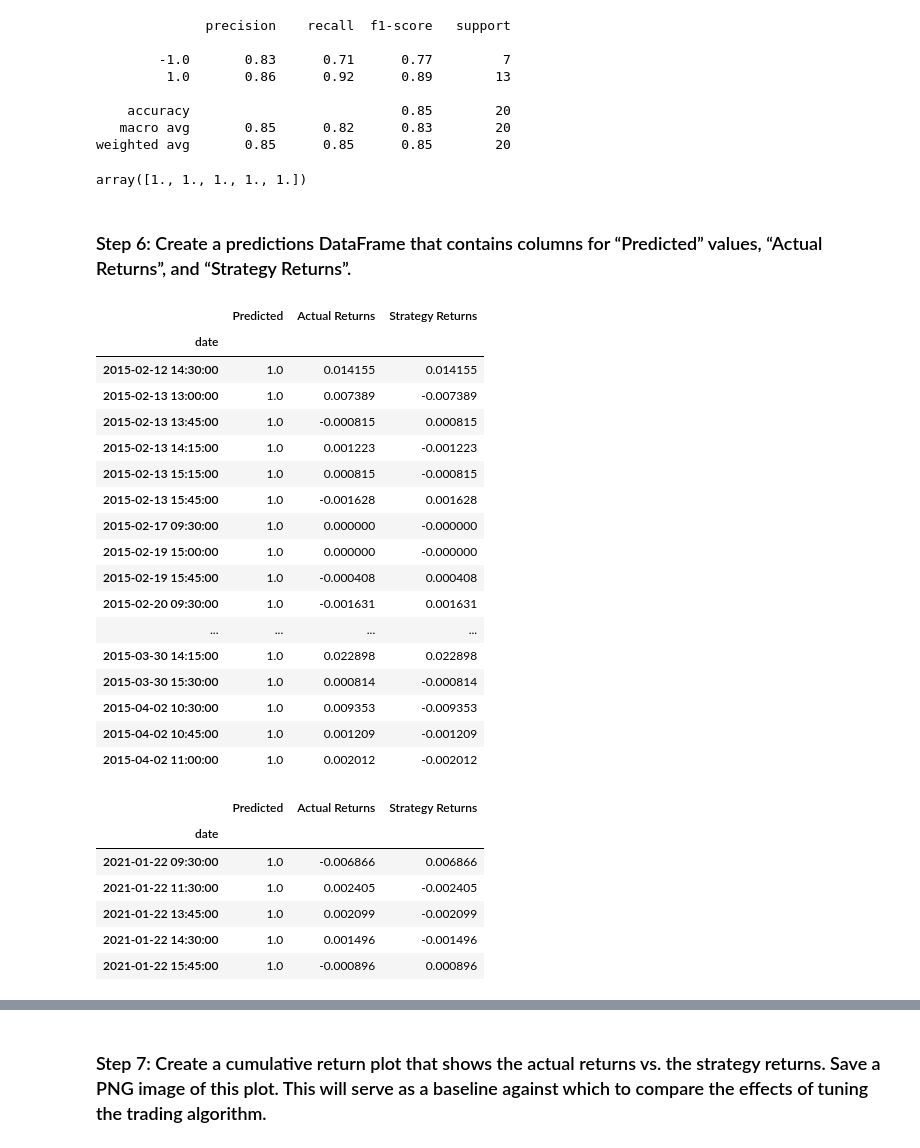
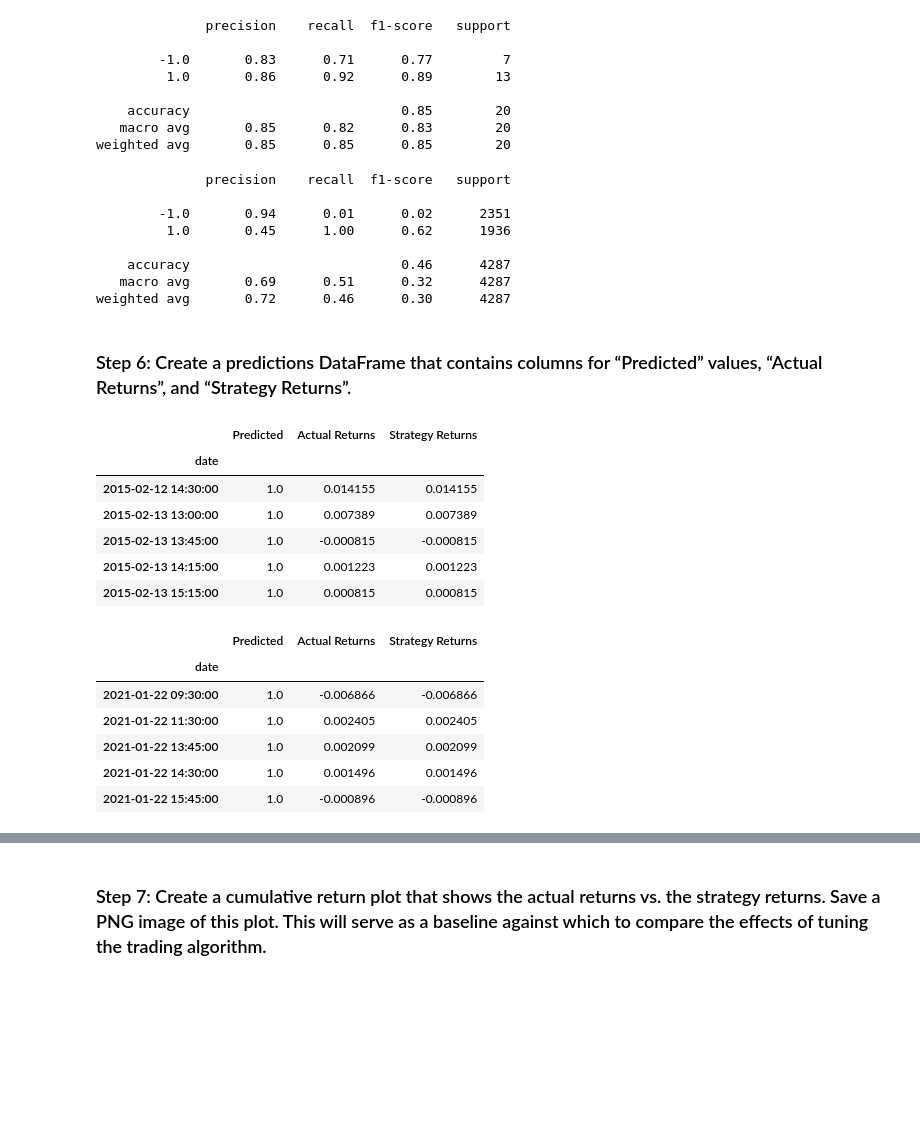
Before and after one commit to jeffreycrabill/machine-learning-trading-algorithm, a Jupyter notebook: machine_learning_trading_bot.ipynb, the cells around one changed output, grey strips where cells are left out. Drawn from its saved outputs; the diff is of its cells as text; code cells hidden in the pictures; blank space fills up the shorter version.

```diff
--- a/machine_learning_trading_bot.ipynb
+++ b/machine_learning_trading_bot.ipynb
@@ -350,54 +347,52 @@ weighted avg       0.85      0.85      0.85        20
 # %%
 svm_pred = svm_model.predict(X_test_scaled)
 svm_pred[:5]
+svm_testing_report = classification_report(y_test, svm_pred)
+print(svm_testing_report)
 # %% [output]
-array([1., 1., 1., 1., 1.])
+              precision    recall  f1-score   support
+
+        -1.0       0.94      0.01      0.02      2351
+         1.0       0.45      1.00      0.62      1936
+
+    accuracy                           0.46      4287
+   macro avg       0.69      0.51      0.32      4287
+weighted avg       0.72      0.46      0.30      4287
 # %% [markdown]
 ### Step 6: Create a predictions DataFrame that contains columns for “Predicted” values, “Actual Returns”, and “Strategy Returns”.
 # %%
 # Create a new empty predictions DataFrame.
 
 # Create a predictions DataFrame
 predictions_df = pd.DataFrame(index=X_test.index)
 
 # Add the SVM model predictions to the DataFrame
 predictions_df['Predicted'] = svm_pred
 
 # Add the actual returns to the DataFrame
 predictions_df['Actual Returns'] = signals_df['Actual Returns']
 
 # Add the strategy returns to the DataFrame
-predictions_df['Strategy Returns'] = signals_df['Strategy Returns']
+predictions_df['Strategy Returns'] = signals_df['Actual Returns'] * predictions_df['Predicted']
 
 # Review the DataFrame
-display(predictions_df[:50])
+display(predictions_df[:5])
 display(predictions_df.tail())
 # %% [output]
 |  | Predicted | Actual Returns | Strategy Returns |
 | date |  |  |  |
 | 2015-02-12 14:30:00 | 1.0 | 0.014155 | 0.014155 |
-| 2015-02-13 13:00:00 | 1.0 | 0.007389 | -0.007389 |
-| 2015-02-13 13:45:00 | 1.0 | -0.000815 | 0.000815 |
-| 2015-02-13 14:15:00 | 1.0 | 0.001223 | -0.001223 |
-| 2015-02-13 15:15:00 | 1.0 | 0.000815 | -0.000815 |
-| 2015-02-13 15:45:00 | 1.0 | -0.001628 | 0.001628 |
-| 2015-02-17 09:30:00 | 1.0 | 0.000000 | -0.000000 |
-| 2015-02-19 15:00:00 | 1.0 | 0.000000 | -0.000000 |
-| 2015-02-19 15:45:00 | 1.0 | -0.000408 | 0.000408 |
-| 2015-02-20 09:30:00 | 1.0 | -0.001631 | 0.001631 |
-| ... | ... | ... | ... |
-| 2015-03-30 14:15:00 | 1.0 | 0.022898 | 0.022898 |
-| 2015-03-30 15:30:00 | 1.0 | 0.000814 | -0.000814 |
-| 2015-04-02 10:30:00 | 1.0 | 0.009353 | -0.009353 |
-| 2015-04-02 10:45:00 | 1.0 | 0.001209 | -0.001209 |
-| 2015-04-02 11:00:00 | 1.0 | 0.002012 | -0.002012 |
+| 2015-02-13 13:00:00 | 1.0 | 0.007389 | 0.007389 |
+| 2015-02-13 13:45:00 | 1.0 | -0.000815 | -0.000815 |
+| 2015-02-13 14:15:00 | 1.0 | 0.001223 | 0.001223 |
+| 2015-02-13 15:15:00 | 1.0 | 0.000815 | 0.000815 |
 |  | Predicted | Actual Returns | Strategy Returns |
 | date |  |  |  |
-| 2021-01-22 09:30:00 | 1.0 | -0.006866 | 0.006866 |
-| 2021-01-22 11:30:00 | 1.0 | 0.002405 | -0.002405 |
-| 2021-01-22 13:45:00 | 1.0 | 0.002099 | -0.002099 |
-| 2021-01-22 14:30:00 | 1.0 | 0.001496 | -0.001496 |
-| 2021-01-22 15:45:00 | 1.0 | -0.000896 | 0.000896 |
+| 2021-01-22 09:30:00 | 1.0 | -0.006866 | -0.006866 |
+| 2021-01-22 11:30:00 | 1.0 | 0.002405 | 0.002405 |
+| 2021-01-22 13:45:00 | 1.0 | 0.002099 | 0.002099 |
+| 2021-01-22 14:30:00 | 1.0 | 0.001496 | 0.001496 |
+| 2021-01-22 15:45:00 | 1.0 | -0.000896 | -0.000896 |
 # %%
 total_trading_return = predictions_df['Strategy Returns']
 
```
Also changed, not shown: parts of 11 cells of this notebook, 1 other file.
